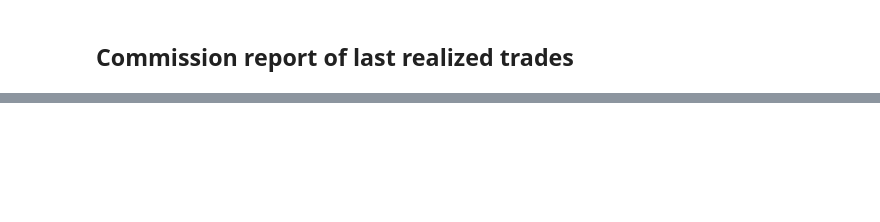
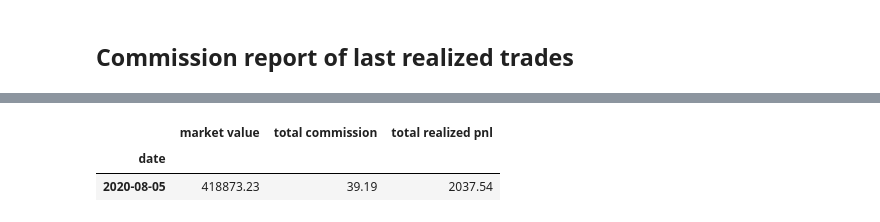
Before and after one commit to keyvantaj/Quantitative, a Jupyter notebook: portfolio_management.ipynb, the cells around one changed output, grey strips where cells are left out. Saved outputs shown, nothing was run; the diff lists cells and outputs as text; code cells hidden in the pictures; blank space fills up the shorter version.

```diff
--- a/portfolio_management.ipynb
+++ b/portfolio_management.ipynb
@@ -314 +326,3 @@ df
+# %%
+execution_date = com.index[-1]
 # %%
@@ -345,0 +341,25 @@ acc
+# %%
+rootdir = 'data'
+
+for subdir, dirs, files in os.walk(rootdir):
+    for item in files:
+
+        if item.endswith('.csv') and item.split('_')[0] == 'commission' and item.split('_')[1] == 'report':
+            report = pd.read_csv(item, index_col= 'date')
+            report.loc[execution_date.date(),'market value'] = np.round(com.loc[slice(execution_date)]['marketValue'].sum(),2)
+            report.loc[execution_date.date(),'total commission'] = np.round(com.loc[slice(execution_date)]['commission'].sum(),2)
+            report.loc[execution_date.date(),'total realized pnl'] = RealizedPNL
+
+        else:
+            report = pd.DataFrame(columns = ['market value','total commission','total realized pnl'],
+                          index = [execution_date.date()])
+            report.index.name = 'date'
+            report.loc[:,'market value'] = np.round(com.loc[slice(execution_date)]['marketValue'].sum(),2)
+            report.loc[:,'total commission'] = np.round(com.loc[slice(execution_date)]['commission'].sum(),2)
+            report.loc[:,'total realized pnl'] = RealizedPNL
+# %%
+report
+# %% [output]
+|  | market value | total commission | total realized pnl |
+| date |  |  |  |
+| 2020-08-05 | 418873.23 | 39.19 | 2037.54 |
```
Also changed, not shown: parts of 19 cells of this notebook, 4 other files.
